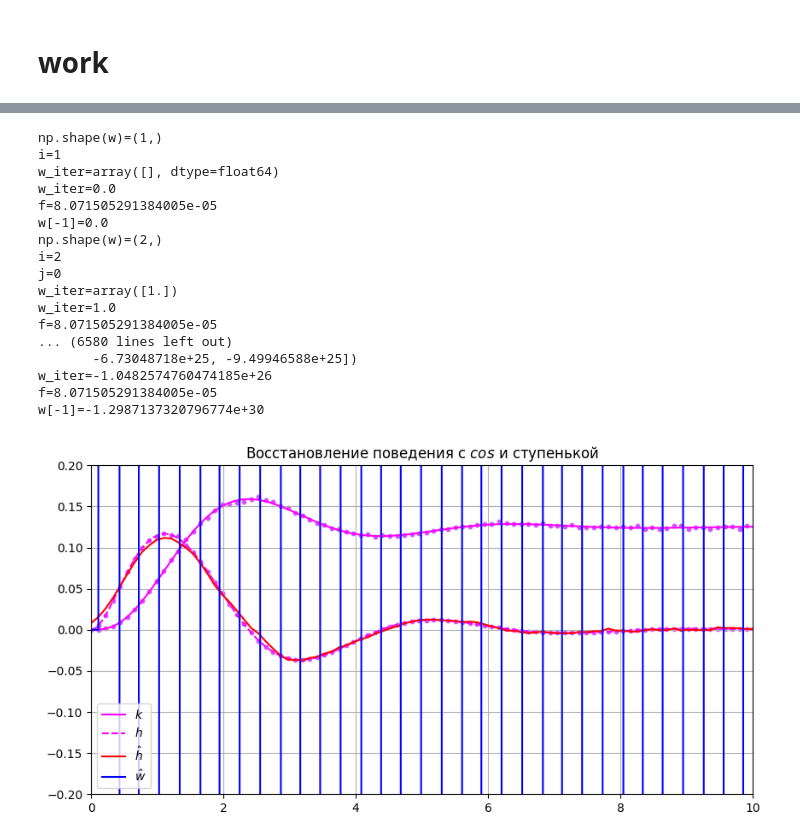
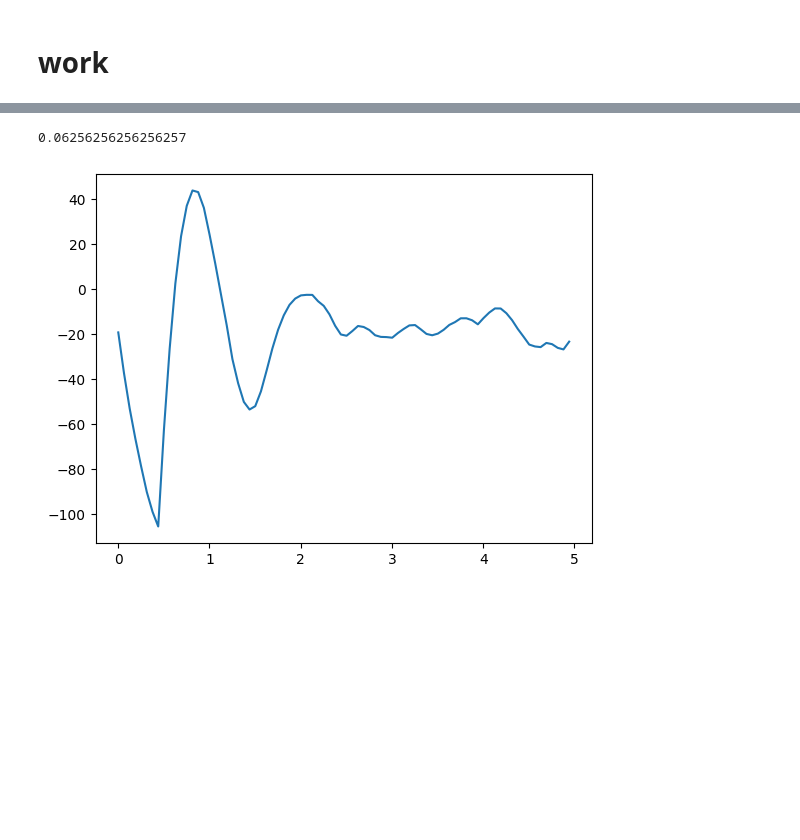
Before and after one commit to geseron/control_dynamic_system, a Jupyter notebook: lds.ipynb, the cells around one changed output, grey strips where cells are left out. Drawn from its saved outputs; the diff is of its cells as text; code cells hidden in the pictures; blank space fills up the shorter version.

```diff
--- a/lds.ipynb
+++ b/lds.ipynb
@@ -163,41 +222,0 @@ w_pic(data, data_sample)
-# %%
-dt = 0.01
-size = len(data_sample['h_estimate'])
-w = np.array([])
-w = np.append(w,0)
-for i in range(1,size):
-    print(f'{np.shape(w)=}')
-    print(f'{i=}')
-    w_iter = []
-    for j in range(i-1):
-        print(f'{j=}')
-        w_iter.append(1 - (data_sample['h_estimate'].iloc[i-j] * w[j] * dt))
-    w_iter = np.array(w_iter)
-    print(f'{w_iter=}')
-    w_iter = w_iter.sum()
-    print(f'{w_iter=}')
-    f = data_sample['h_estimate'].iloc[0] * dt
-    print(f'{f=}')
-    w = np.append( w, w_iter.sum()/f)
-    print(f'{w[-1]=}')
-data_sample['w_estimate'] = w
-w_pic(data, data_sample)
-# %% [output]
-np.shape(w)=(1,)
-i=1
-w_iter=array([], dtype=float64)
-w_iter=0.0
-f=8.071505291384005e-05
-w[-1]=0.0
-np.shape(w)=(2,)
-i=2
-j=0
-w_iter=array([1.])
-w_iter=1.0
-f=8.071505291384005e-05
-... (6580 lines left out)
-       -6.73048718e+25, -9.49946588e+25])
-w_iter=-1.0482574760474185e+26
-f=8.071505291384005e-05
-w[-1]=-1.2987137320796774e+30
-[figure, removed]
@@ -206,0 +223,27 @@ for j in range(size):
+# %%
+data_sample['t'].iloc[2]-data_sample['t'].iloc[1]
+# %% [output]
+0.06256256256256257
+# %%
+u_control = []
+blur1 = 0.5
+# for i in tqdm(range(size)):
+for i in tqdm(range(80)):
+    # if (data_sample['t'].iloc[i] < 1):
+    #     blur1 = 0.5
+    # elif (data_sample['t'].iloc[i] < 4):
+    #     blur1 = 0.8
+    #     #blur2 = 0.5
+    # else:
+    #     blur1 = 0.46
+    #     #blur2 = 0.7
+    u_control.append( u_estimate_opt(data_sample['t'].iloc[i], data_sample['t'], data_sample['w_estimate'], blur1, nuke_Epa_der,T,dt,x_want) )
+
+u_control = np.array(u_control)
+
+#data_sample['u_control'] = u_control
+
+plt.plot(data_sample['t'][:80], u_control)
+plt.show()
+# %% [output]
+[figure, added]
```
Also changed, not shown: parts of 18 cells of this notebook, 4 other files.
